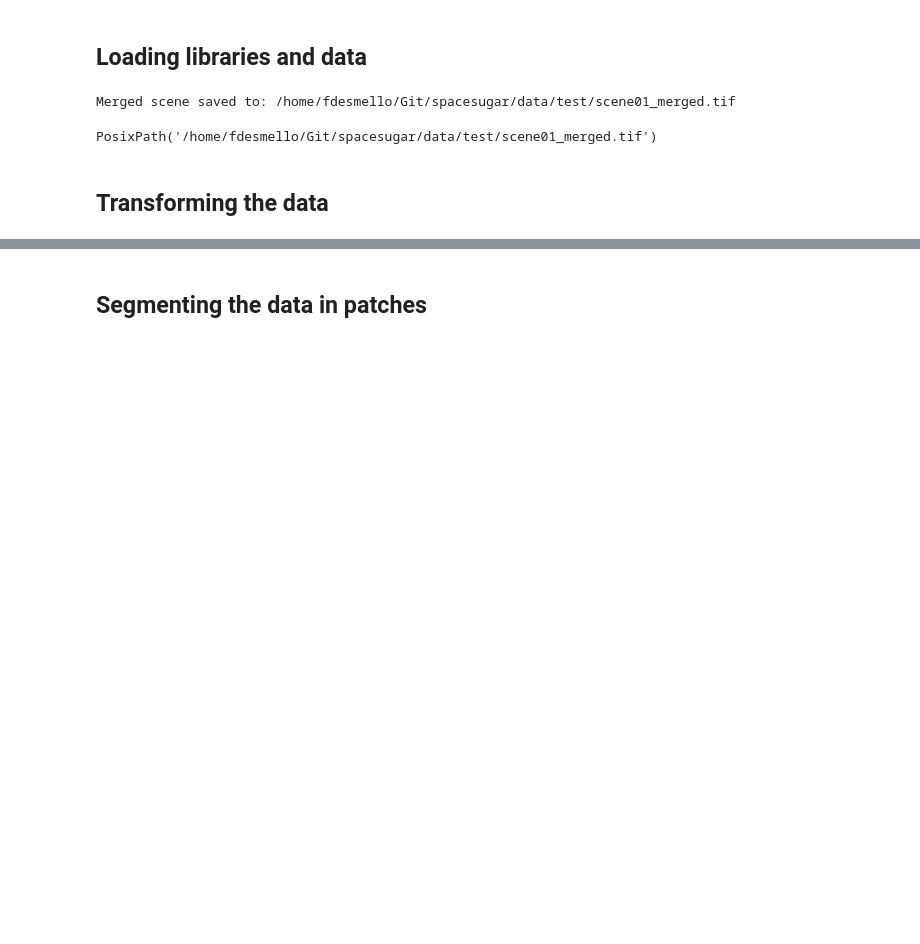
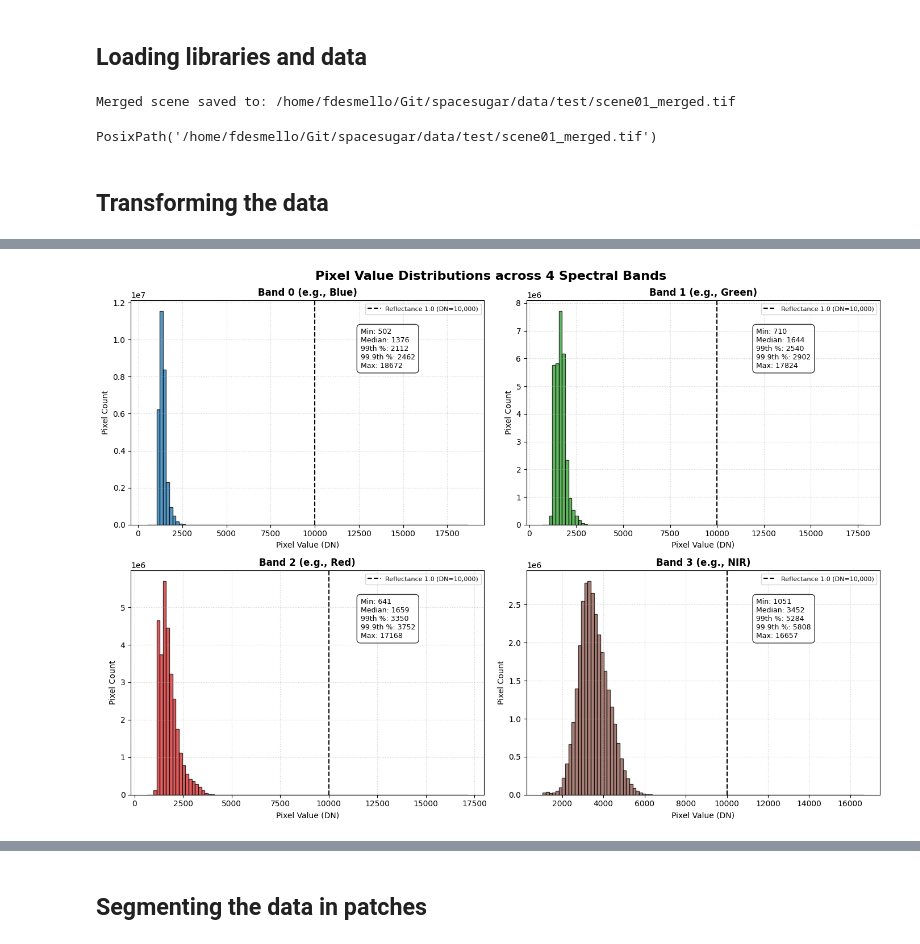
Before and after one commit to ferdesmello/spacesugar, a Jupyter notebook: preprocessing_test.ipynb, the cells around one changed output, grey strips where cells are left out. Drawn from its saved outputs; the diff is of its cells as text; code cells hidden in the pictures; blank space fills up the shorter version.

```diff
--- a/preprocessing_test.ipynb
+++ b/preprocessing_test.ipynb
@@ -195,0 +262,79 @@ Band 3 min = 0 max = 65535 99% = 25297.0 99.9% = 28599.0
+# %%
+# Histogram of pixel values for each band
+
+# --- Configuration ---
+band_names = [
+    "Band 0 (e.g., Blue)",
+    "Band 1 (e.g., Green)",
+    "Band 2 (e.g., Red)",
+    "Band 3 (e.g., NIR)",
+]
+colors = ["#1f77b4", "#2ca02c", "#d62728", "#8c564b"]  # Distinct plotting colors
+
+# Setup a 2x2 grid of subplots
+fig, axes = plt.subplots(nrows=2, ncols=2, figsize=(14, 10), sharey=False)
+axes = axes.flatten()
+
+# --- Plot Histograms ---
+for b in range(4):
+    band_data = image_raw[b].ravel()  # Flatten 2D band into 1D array
+
+    # Optional: Filter out zero/nodata values if present
+    band_data = band_data[band_data > 0]
+
+    # Calculate summary statistics for the annotation box
+    p99 = np.percentile(band_data, 99.0)
+    p999 = np.percentile(band_data, 99.9)
+    median_val = np.median(band_data)
+
+    # Plot histogram
+    ax = axes[b]
+    ax.hist(band_data, bins=100, color=colors[b], alpha=0.75, edgecolor="black")
+
+    # Add reference lines for physical reflectance scale (DN = 10,000)
+    ax.axvline(
+        10000,
+        color="black",
+        linestyle="--",
+        linewidth=1.5,
+        label="Reflectance 1.0 (DN=10,000)",
+    )
+
+    # Formatting subplots
+    ax.set_title(band_names[b], fontsize=12, fontweight="bold")
+    ax.set_xlabel("Pixel Value (DN)", fontsize=10)
+    ax.set_ylabel("Pixel Count", fontsize=10)
+    ax.grid(True, linestyle=":", alpha=0.6)
+
+    # Add text overlay with quick stats
+    stats_text = (
+        f"Min: {band_data.min():.0f}\n"
+        f"Median: {median_val:.0f}\n"
+        f"99th %: {p99:.0f}\n"
+        f"99.9th %: {p999:.0f}\n"
+        f"Max: {band_data.max():.0f}"
+    )
+    ax.text(
+        0.65,
+        0.70,
+        stats_text,
+        transform=ax.transAxes,
+        fontsize=9,
+        bbox=dict(boxstyle="round,pad=0.5", facecolor="white", alpha=0.8),
+    )
+    ax.legend(loc="upper right", fontsize=8)
+
+plt.suptitle(
+    "Pixel Value Distributions across 4 Spectral Bands",
+    fontsize=16,
+    fontweight="bold",
+    y=0.98,
+)
+plt.tight_layout()
+
+# Save and display the final aligned result
+file_path = base_path / "figures" / f"histograms_{scene}.png"
+plt.savefig(file_path, dpi=300, bbox_inches='tight')
+print(f"\nVisualization saved as '{file_path}'")
+plt.show()
+# %% [output]
@@ -196,3 +342,4 @@ Band 3 min = 0 max = 65535 99% = 25297.0 99.9% = 28599.0
+[figure, added]
 # %%
 # Normalization
 # =====================================================================
```
Also changed, not shown: parts of 22 cells of this notebook, 26 other files.
